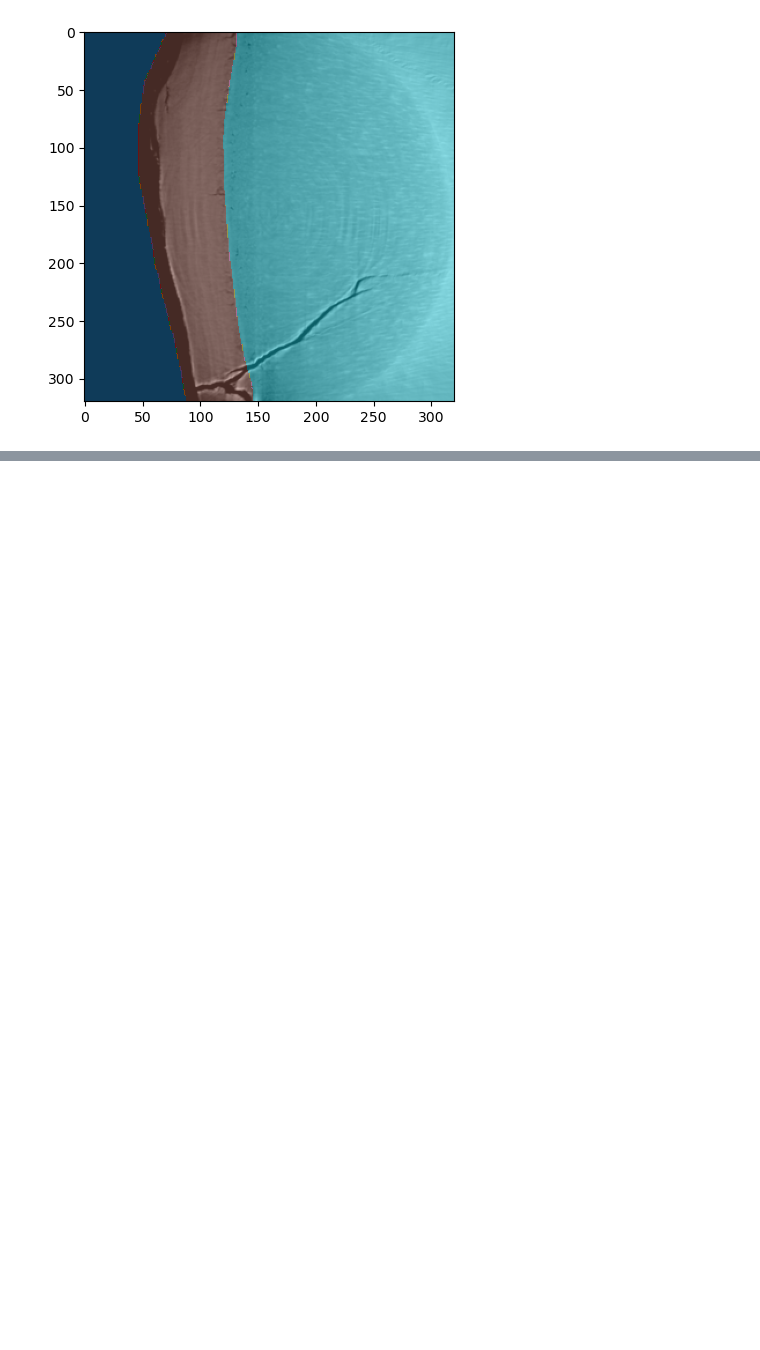
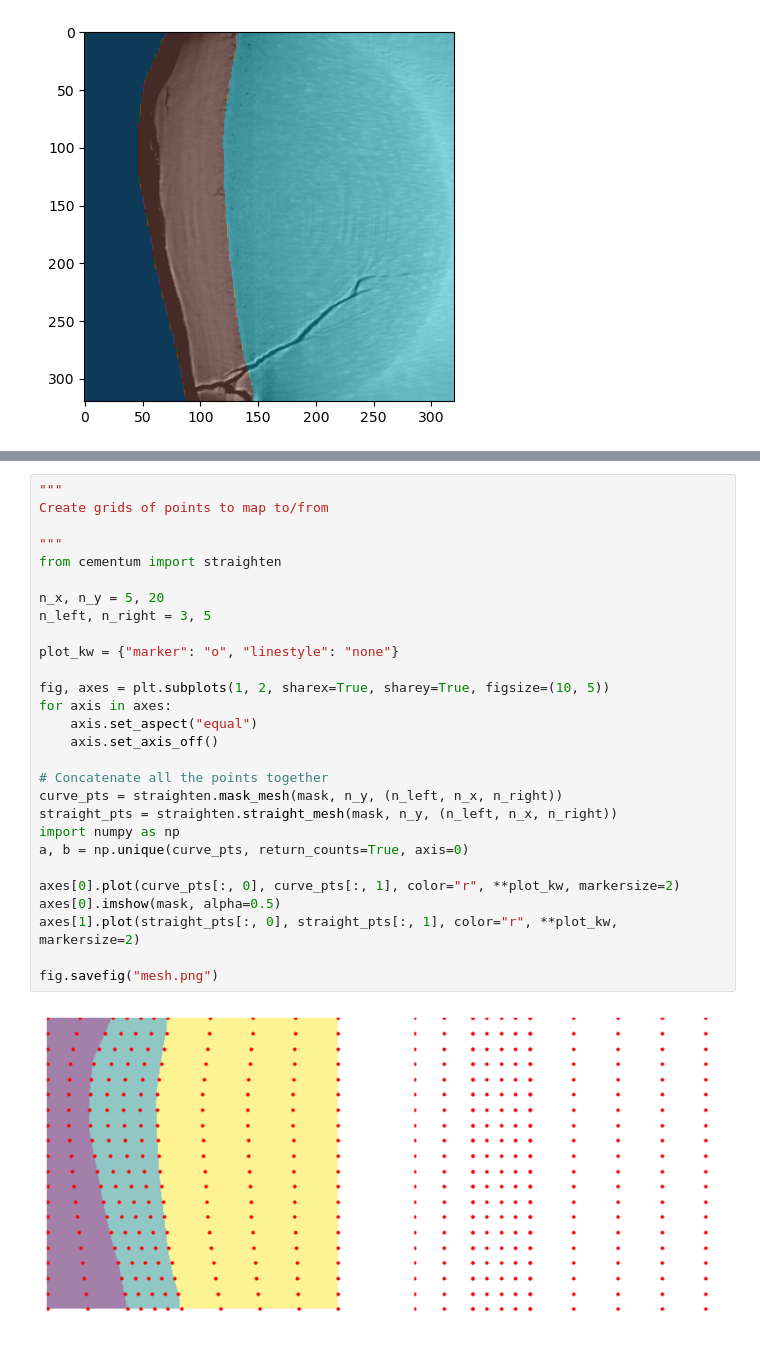
Before and after one commit to JGIBristol/cementum_imaging, a Jupyter notebook: straighten_mesh.ipynb, the cells around one changed output, grey strips where cells are left out. Drawn from its saved outputs; the diff is of its cells as text; blank space fills up the shorter version.

Commit message:
fcn to create straight mesh

```diff
--- a/straighten_mesh.ipynb
+++ b/straighten_mesh.ipynb
@@ -237,3 +24,33 @@ fig.savefig("mesh.png")
+# %%
+"""
+Create grids of points to map to/from
+
+"""
+from cementum import straighten
+
+n_x, n_y = 5, 20
+n_left, n_right = 3, 5
+
+plot_kw = {"marker": "o", "linestyle": "none"}
+
+fig, axes = plt.subplots(1, 2, sharex=True, sharey=True, figsize=(10, 5))
+for axis in axes:
+    axis.set_aspect("equal")
+    axis.set_axis_off()
+
+# Concatenate all the points together
+curve_pts = straighten.mask_mesh(mask, n_y, (n_left, n_x, n_right))
+straight_pts = straighten.straight_mesh(mask, n_y, (n_left, n_x, n_right))
+import numpy as np
+a, b = np.unique(curve_pts, return_counts=True, axis=0)
+
+axes[0].plot(curve_pts[:, 0], curve_pts[:, 1], color="r", **plot_kw, markersize=2)
+axes[0].imshow(mask, alpha=0.5)
+axes[1].plot(straight_pts[:, 0], straight_pts[:, 1], color="r", **plot_kw, markersize=2)
+
+fig.savefig("mesh.png")
+# %% [output]
+[figure, added]
 # %%
 from matplotlib import colormaps, colors
 from skimage.transform import warp, PiecewiseAffineTransform
```
Also changed, not shown: parts of 13 cells of this notebook, 1 other file.
